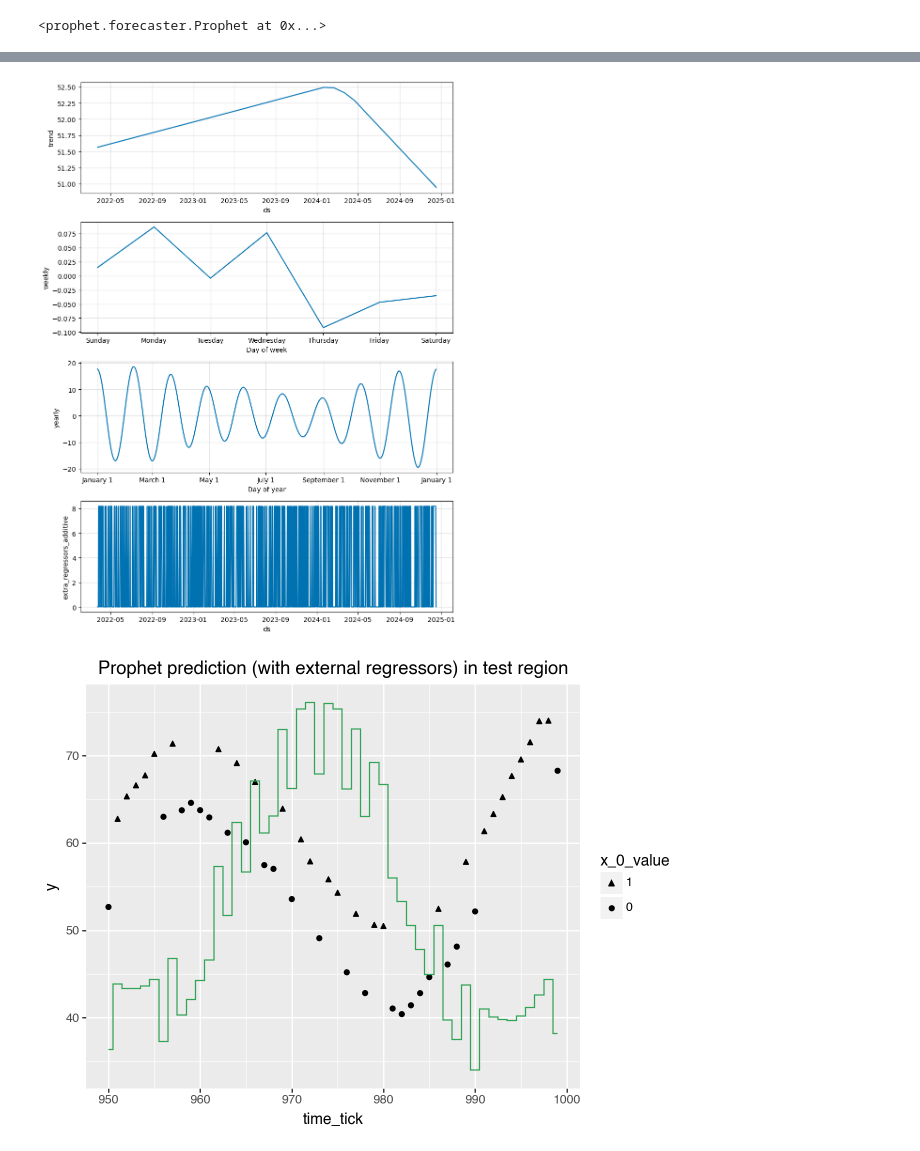
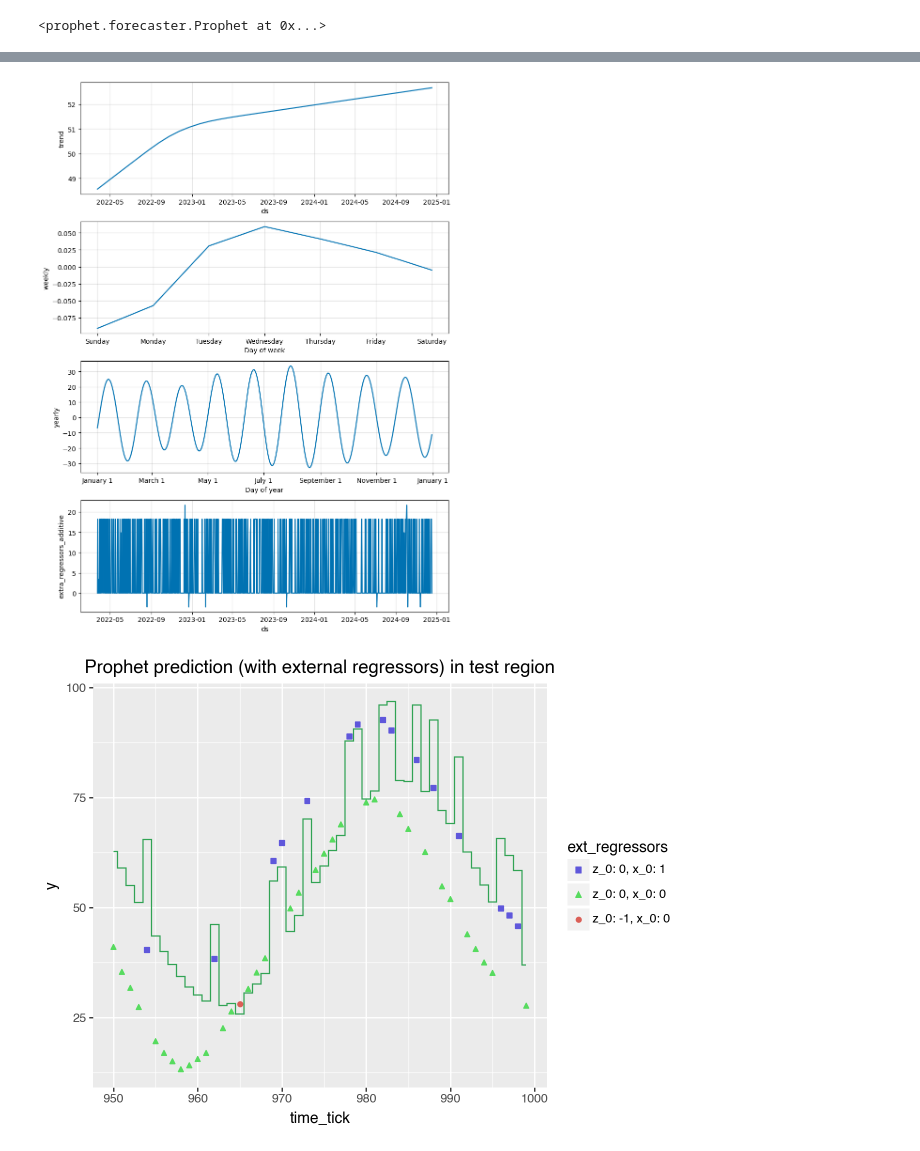
Before and after one commit to WinVector/Examples, a Jupyter notebook: TimeSeries/Prophet_example.ipynb, the cells around one changed output, grey strips where cells are left out. Saved outputs shown, nothing was run; the diff lists cells and outputs as text; code cells hidden in the pictures.

```diff
--- a/TimeSeries/Prophet_example.ipynb
+++ b/TimeSeries/Prophet_example.ipynb
@@ -14,7 +14,6 @@ from plotnine import *
 
 d_train = pd.read_csv("d_train.csv")
 d_test = pd.read_csv("d_test.csv")
-d_test['x_0_value'] = d_test['x_0'].astype(str)
 # %% [markdown]
 ## Prophet
 # %% [markdown]
@@ -100,6 +99,7 @@ d_test['Prophet prediction (no external regressors)'] = np.array(
 ### Prophet with external regressors
 # %%
 m_ext = Prophet()
+m_ext.add_regressor('z_0')
 m_ext.add_regressor('x_0')
 # %% [output]
 <prophet.forecaster.Prophet at 0x...>
@@ -110,6 +110,7 @@ train_date = test_date - pd.to_timedelta(d_train.shape[0] + 1, unit='days')
 d_train_p = pd.DataFrame({
     'ds': [train_date + pd.to_timedelta(i, unit='days') for i in range(d_train.shape[0])],
     'y': d_train['y'],
+    'z_0': d_train['z_0'],
     'x_0': d_train['x_0'],
 })
 
@@ -136,6 +137,7 @@ m_ext.fit(d_train_p)
 <prophet.forecaster.Prophet at 0x...>
 # %%
 future_ext = m_ext.make_future_dataframe(periods=d_test.shape[0])
+future_ext['z_0'] = pd.concat([d_train['z_0'], d_test['z_0']], ignore_index=True)
 future_ext['x_0'] = pd.concat([d_train['x_0'], d_test['x_0']], ignore_index=True)
 # %%
 forecast_ext = m_ext.predict(future_ext)
@@ -145,7 +147,7 @@ _ = m_ext.plot(forecast_ext)
 # %%
 _ = m_ext.plot_components(forecast_ext)
 # %% [output]
-[figure, old version]
+[figure, new version]
 # %%
 d_test['Prophet prediction (with external regressors)'] = np.array(
     forecast_ext.loc[range(d_train.shape[0], d_train.shape[0] + d_test.shape[0]), 'yhat']
@@ -153,17 +155,17 @@ d_test['Prophet prediction (with external regressors)'] = np.array(
 # %%
 (
     ggplot(
         data=d_test.loc[d_test.notna().all(axis='columns'), :],
         mapping=aes(x='time_tick')
     )
-    + geom_point(aes(y='y', shape='x_0_value'))
+    + geom_point(aes(y='y', shape='ext_regressors', color='ext_regressors'))
     + geom_step(
         aes(y='Prophet prediction (with external regressors)'),
         color='#31a354',
         direction='mid',
         )
     + guides(shape=guide_legend(reverse=True))
     + ggtitle('Prophet prediction (with external regressors) in test region')
 )
 # %% [output]
-[figure, old version]
+[figure, new version]
```
Also changed, not shown: parts of 10 cells of this notebook, 8 other files.
